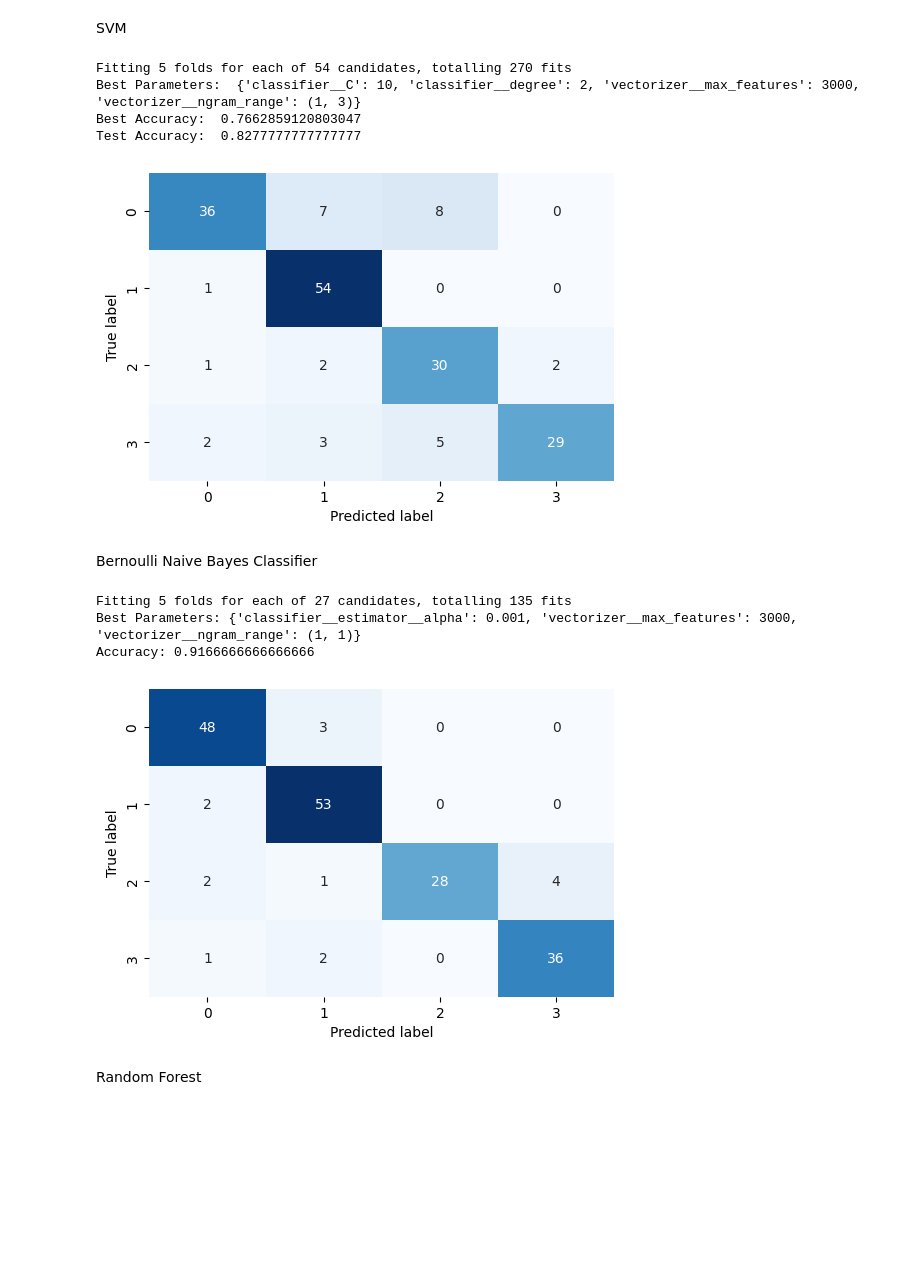
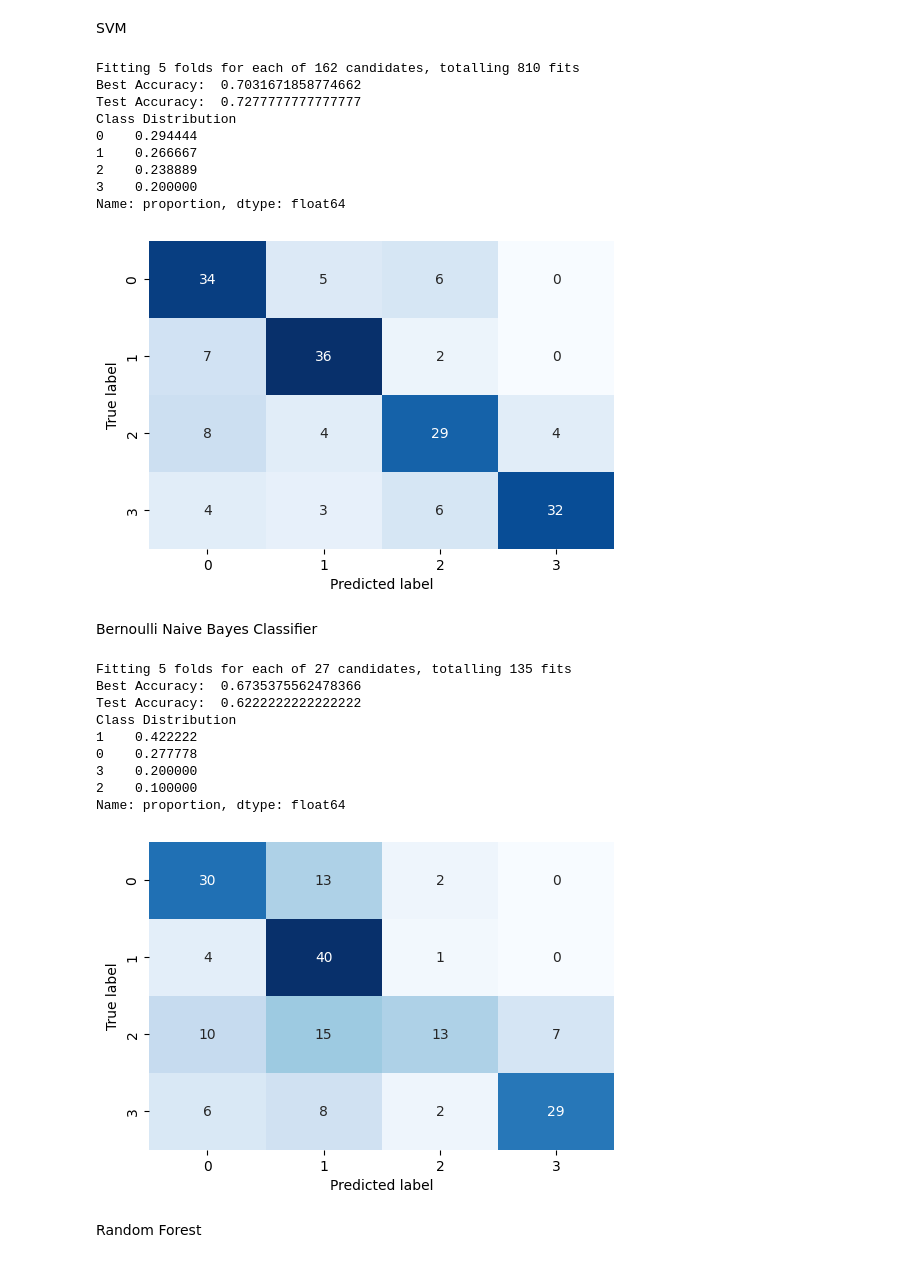
Before and after one commit to faverogian/ECSE551, a Jupyter notebook: Project 2/testing.ipynb, the cells around one changed output. Saved outputs shown, nothing was run; the diff lists cells and outputs as text; code cells hidden in the pictures; blank space fills up the shorter version.

```diff
--- a/Project 2/testing.ipynb
+++ b/Project 2/testing.ipynb
@@ -3,24 +3,18 @@
 # %% [markdown]
 First thing that is to be done is to import the data and generate splits
 # %%
+from sklearn.model_selection import train_test_split
+
 # Load dataset
 import pandas as pd
 df = pd.read_csv('Datasets/train_cleaned.csv')
-train_df = pd.read_csv('Datasets/train_cleaned2.csv')
 
 # Split dataset into training and testing
-from sklearn.model_selection import train_test_split
 X_df = df['body']
 y_df = df['subreddit']
 y_df = y_df.map({'Toronto': 0, 'London': 1, 'Montreal': 2, 'Paris': 3})
 
-X_train_df = train_df['body']
-y_train_df = train_df['subreddit']
-y_train_df = y_train_df.map({'Toronto': 0, 'London': 1, 'Montreal': 2, 'Paris': 3})
-
-# Get distribution of classes in train and test sets
-X_train, _, y_train, _ = train_test_split(X_train_df, y_train_df, random_state=42)
-_, X_test, _, y_test = train_test_split(X_df, y_df, random_state=42)
+X_train, X_test, y_train, y_test = train_test_split(X_df, y_df, stratify=y_df, random_state=42)
 # %%
 # Print a nice confusion matrix between y_pred and y_test
 from sklearn.metrics import confusion_matrix
@@ -209,6 +219,7 @@ parameters = {
     'vectorizer__ngram_range': [(1, 2), (1, 3), (1, 4)],  # Consider different n-gram ranges
     'classifier__C': [10, 20, 30],  # Regularization parameter
     'classifier__degree': [2, 3, 4],  # Degree of the polynomial kernel
+    'classifier__class_weight': [{0: 1, 1: 1, 2: 1, 3: 1}, {0: 1, 1: 1, 2: 2, 3: 1}, {0: 1, 1: 1, 2: 10, 3: 1}]
 }
 
 # Initialize GridSearchCV
@@ -221,23 +232,28 @@ grid_search.fit(X_train, y_train)
 best_svm = grid_search.best_estimator_
 
 # Print the best parameters and corresponding accuracy
-print("Best Parameters: ", grid_search.best_params_)
 print("Best Accuracy: ", grid_search.best_score_)
-
-# Evaluate on the test set
 test_accuracy = grid_search.score(X_test, y_test)
 print("Test Accuracy: ", test_accuracy)
 
-# Plot confusion matrix
+# Print distribution of y_pred
 y_pred = grid_search.predict(X_test)
+print('Class Distribution')
+print(pd.Series(y_pred).value_counts(normalize=True))
+
 conf_mat = confusion_matrix(y_test, y_pred)
 plot_conf_mat(conf_mat)
 # %% [output]
-Fitting 5 folds for each of 54 candidates, totalling 270 fits
-Best Parameters:  {'classifier__C': 10, 'classifier__degree': 2, 'vectorizer__max_features': 3000, 'vectorizer__ngram_range': (1, 3)}
-Best Accuracy:  0.7662859120803047
-Test Accuracy:  0.8277777777777777
+Fitting 5 folds for each of 162 candidates, totalling 810 fits
+Best Accuracy:  0.7031671858774662
+Test Accuracy:  0.7277777777777777
+Class Distribution
+0    0.294444
+1    0.266667
+2    0.238889
+3    0.200000
+Name: proportion, dtype: float64
-[figure, old version]
+[figure, new version]
 # %% [markdown]
 Bernoulli Naive Bayes Classifier
 # %%
@@ -246,41 +262,50 @@ from sklearn.feature_extraction.text import CountVectorizer, TfidfVectorizer
 from sklearn.multiclass import OneVsRestClassifier
 from sklearn.naive_bayes import BernoulliNB
 
 # Define the pipeline
 pipeline = Pipeline([
     ('vectorizer', TfidfVectorizer()),
     ('classifier', OneVsRestClassifier(BernoulliNB()))
 ])
 
 param_grid = {
     'vectorizer__max_features': [1000, 3000, 5000],
     'vectorizer__ngram_range': [(1, 1), (1, 2), (1, 3)],
     'classifier__estimator__alpha': [0.001, 0.5, 1.0],
 }
 
 # Create GridSearchCV instance
 grid_search = GridSearchCV(pipeline, param_grid, cv=5, scoring='accuracy', verbose=1, n_jobs=-1)
 
 # Perform the grid search
 grid_search.fit(X_train, y_train)
 
 # Assign model to a variable
 best_bnb = grid_search.best_estimator_
 
-# Evaluate the model
-accuracy = grid_search.score(X_test, y_test)
-print("Best Parameters:", grid_search.best_params_)
-print("Accuracy:", accuracy)
+# Print the best parameters and corresponding accuracy
+print("Best Accuracy: ", grid_search.best_score_)
+test_accuracy = grid_search.score(X_test, y_test)
+print("Test Accuracy: ", test_accuracy)
 
-# Plot confusion matrix
+# Print distribution of y_pred
 y_pred = grid_search.predict(X_test)
+print('Class Distribution')
+print(pd.Series(y_pred).value_counts(normalize=True))
+
 conf_mat = confusion_matrix(y_test, y_pred)
 plot_conf_mat(conf_mat)
 # %% [output]
 Fitting 5 folds for each of 27 candidates, totalling 135 fits
-Best Parameters: {'classifier__estimator__alpha': 0.001, 'vectorizer__max_features': 3000, 'vectorizer__ngram_range': (1, 1)}
-Accuracy: 0.9166666666666666
+Best Accuracy:  0.6735375562478366
+Test Accuracy:  0.6222222222222222
+Class Distribution
+1    0.422222
+0    0.277778
+3    0.200000
+2    0.100000
+Name: proportion, dtype: float64
-[figure, old version]
+[figure, new version]
 # %% [markdown]
 Random Forest
 # %%
```
Also changed, not shown: parts of 5 cells of this notebook, 9 other files.
